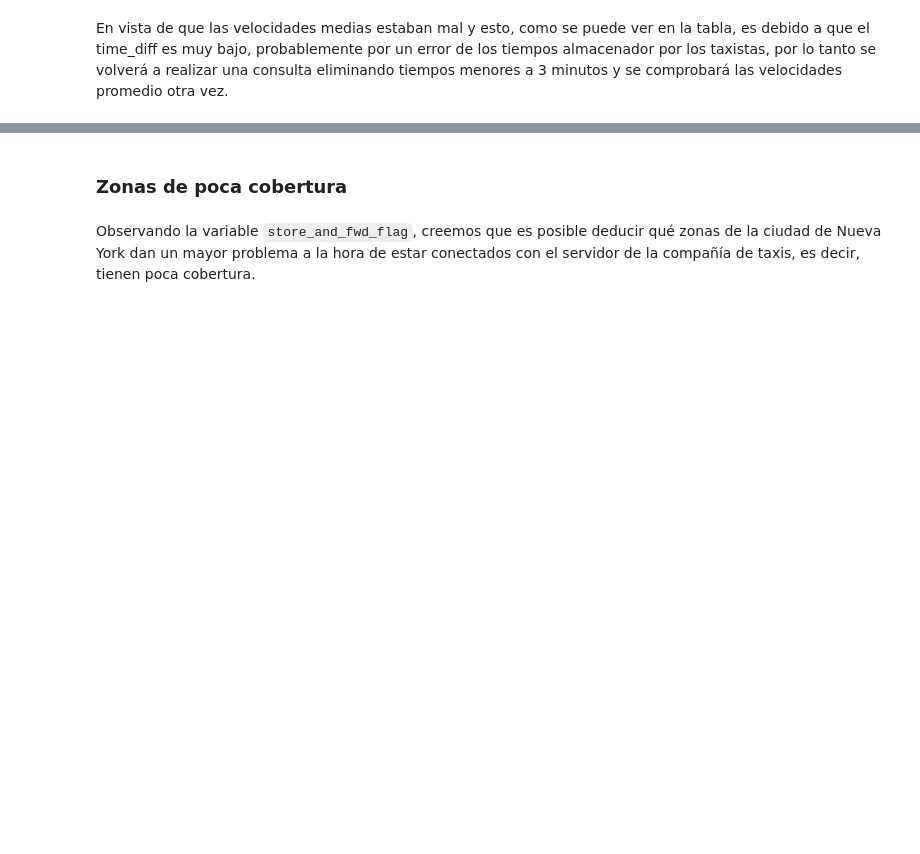
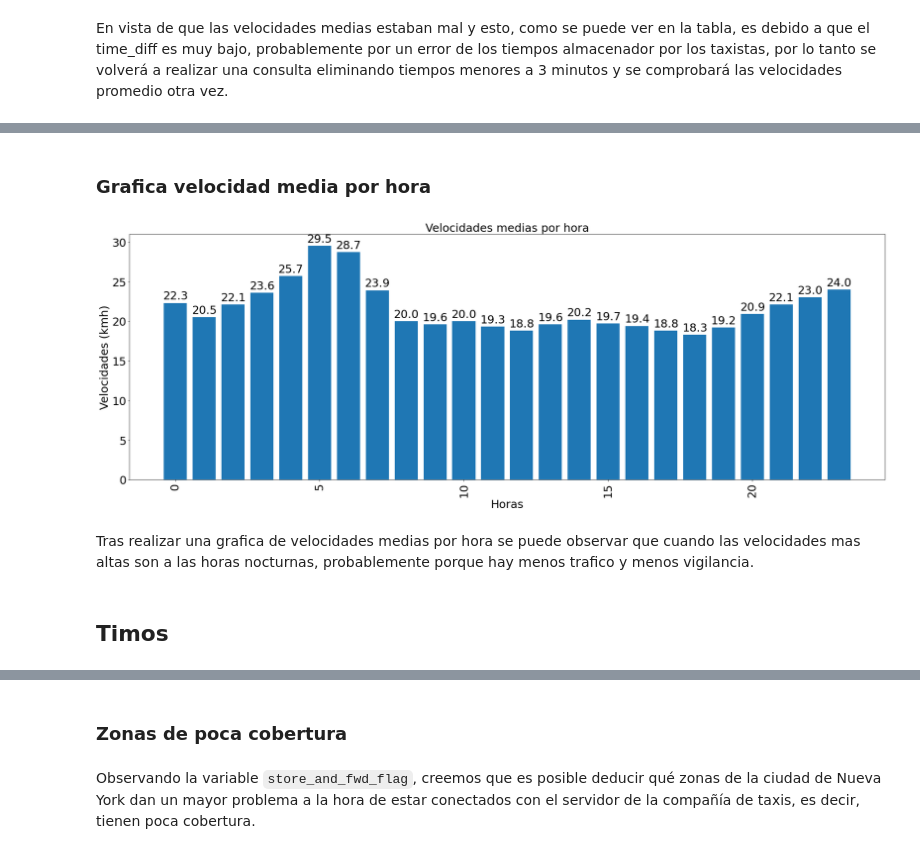
Before and after one commit to Patataman/PySpark, a Jupyter notebook: practicosa.ipynb, the cells around one changed output, grey strips where cells are left out. Cells and saved outputs as stored; diff of their text form; code cells hidden in the pictures; blank space fills up the shorter version.

Commit message:
Velocidades medias finiquitadas

```diff
--- a/practicosa.ipynb
+++ b/practicosa.ipynb
@@ -170,3 +313,38 @@ dfMTS = datosLimpiosSinVelocidades.withColumn(
+# %% [markdown]
+### Grafica velocidad media por hora
+# %%
+velocidades_por_hora = spark.sql("""
+    SELECT mean_speed, HOUR(tpep_dropoff_datetime) as hour
+      FROM datosCarrerasLimpiosConVelocidad
+      WHERE mean_speed <50
+""")
+
+# Ahora que tenemos el día, podemos ver las horas en las que se agruparon los mensajes.
+# Si todos (o casi todos) los mensajes se agruparon en la misma hora, eso significa
+# (muy probablemente) que hubo una caída del servidor
+velocidades_hora = velocidades_por_hora.groupBy("hour").mean("mean_speed").collect()
+
+velocidades_x = [round(h,2) for h, cnt in velocidades_hora]
+velocidades_y = [round(cnt*3.6,1) for h, cnt in velocidades_hora]
+
+fig = plt.figure(figsize=(30, 10))
+
+ax = fig.add_subplot(1, 1, 1)
+rects1 = ax.bar(velocidades_x, velocidades_y)
+ax.set_xlabel("Horas", fontsize=25)
+ax.set_ylabel("Velocidades (kmh)", fontsize=25)
+ax.set_title("Velocidades medias por hora", fontsize=25)
+plt.xticks(rotation=90, fontsize=25)
+plt.yticks(fontsize=25)
+autolabel(rects1)
+
+plt.show()
+# %% [output]
+[figure, added]
+# %% [markdown]
+Tras realizar una grafica de velocidades medias por hora se puede observar que cuando las velocidades mas altas son a las horas nocturnas, probablemente porque hay menos trafico y menos vigilancia.
+# %% [markdown]
+## Timos
 # %%
 resultsTolls = spark.sql("SELECT * FROM datosCarrerasLimpios where tolls_amount > 100").toPandas()
 display(resultsTolls)
```
Also changed, not shown: parts of 17 cells of this notebook.
